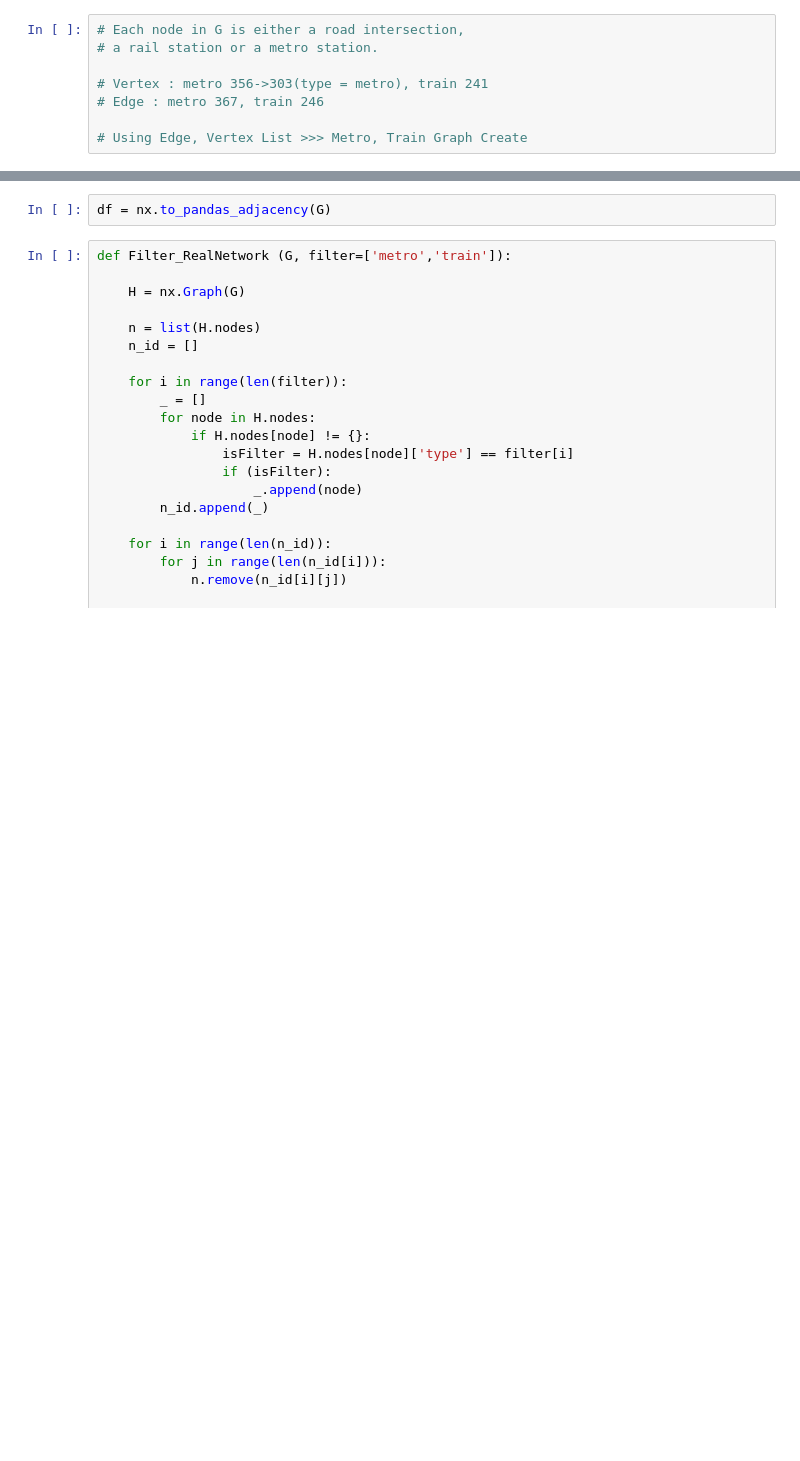
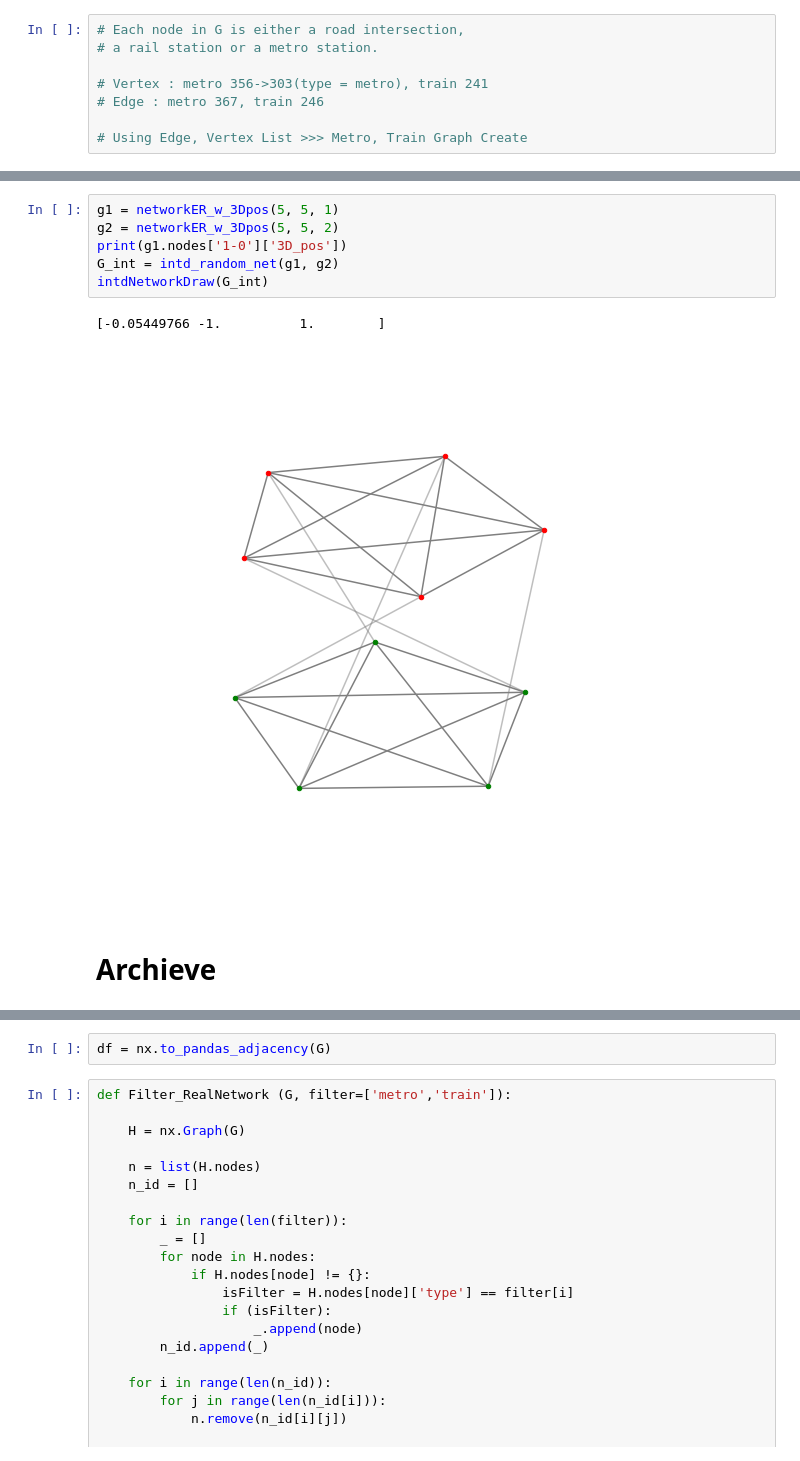
Before and after one commit to pbonazzi/network-cascade-failure, a Jupyter notebook: notebooks/gen_realnet.ipynb, the cells around one changed output, grey strips where cells are left out. Cells and saved outputs as stored; diff of their text form; blank space fills up the shorter version.

```diff
--- a/notebooks/gen_realnet.ipynb
+++ b/notebooks/gen_realnet.ipynb
@@ -11,2 +69,13 @@ import networkx as nx
+# %%
+g1 = networkER_w_3Dpos(5, 5, 1)
+g2 = networkER_w_3Dpos(5, 5, 2)
+print(g1.nodes['1-0']['3D_pos'])
+G_int = intd_random_net(g1, g2)
+intdNetworkDraw(G_int)
+# %% [output]
+[-0.05449766 -1.          1.        ]
+[figure, added]
+# %% [markdown]
+# Archieve
 # %%
 G = nx.read_graphml("../../data/graphml/multigraph.graphml")
```
Also changed, not shown: parts of 8 cells of this notebook, 4 other files.
